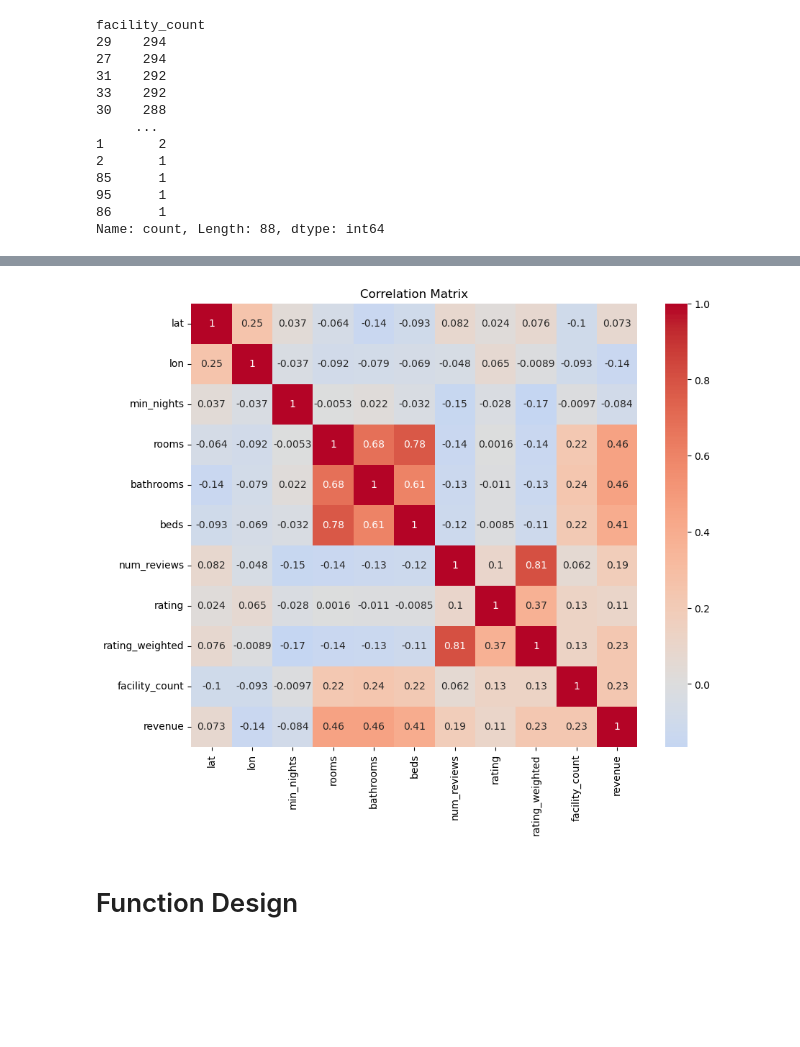
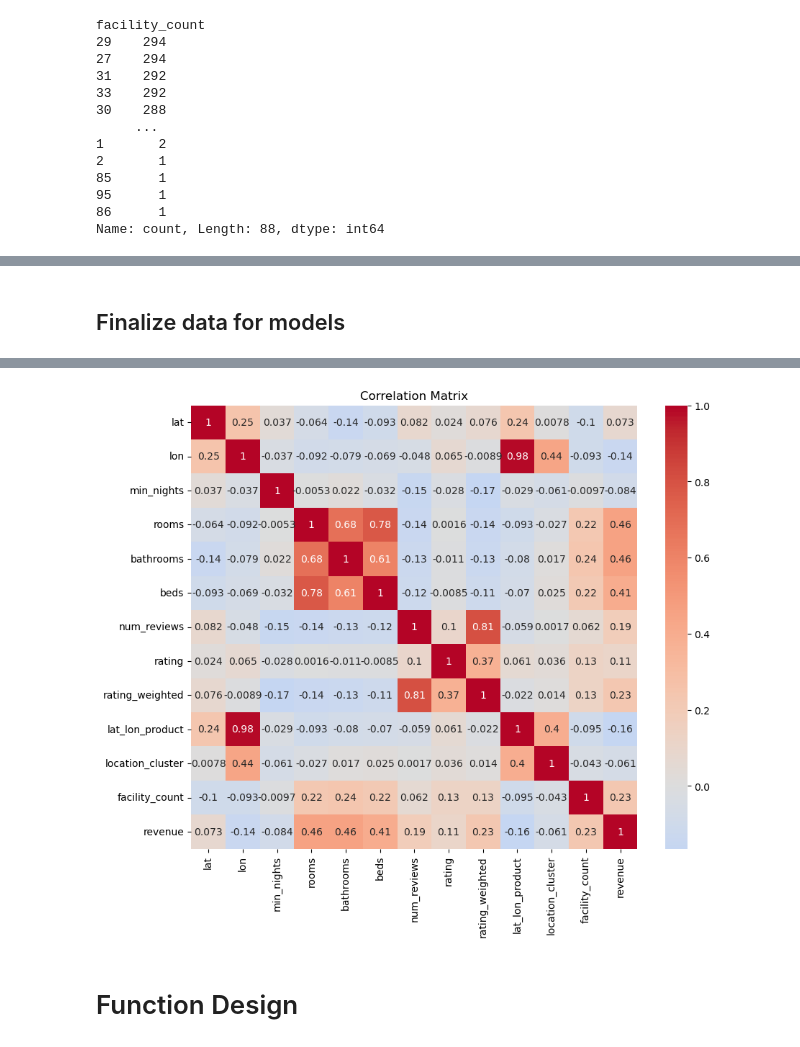
Before and after one commit to cbjonesea/ML-assignment, a Jupyter notebook: model-building.ipynb, the cells around one changed output, grey strips where cells are left out. Cells and saved outputs as stored; diff of their text form; code cells hidden in the pictures; blank space fills up the shorter version.

```diff
--- a/model-building.ipynb
+++ b/model-building.ipynb
@@ -386,0 +464,20 @@ Name: count, Length: 88, dtype: int64
+# %%
+# Split the facilities string into a list of words
+raw_train['facility_list'] = raw_train['facilities'].str.split(' ')
+
+# Explode so each word becomes its own row
+df_exploded = raw_train.explode('facility_list')
+
+# Group by facility word and calculate average revenue
+facility_revenue = df_exploded.groupby('facility_list')['revenue'].mean().sort_values(ascending=False)
+
+# Optional: also count how often each word appears
+facility_counts = df_exploded['facility_list'].value_counts()
+
+# Combine into one DataFrame
+summary = pd.DataFrame({
+    'mean_revenue': facility_revenue,
+    'count': facility_counts
+}).sort_values(by='mean_revenue', ascending=False)
+
+print(summary.head(20))  # Show top 20 facilities by revenue
@@ -386,0 +502,15 @@ Name: count, Length: 88, dtype: int64
+# %%
+# Define the keywords to search for
+key_facilities = ['Sauna', 'pong', 'Ping', 'bikes']
+
+# Create the binary column
+raw_train['profitable_facilities'] = raw_train['facilities'].apply(
+    lambda x: 'yes' if pd.notnull(x) and any(kw in x for kw in key_facilities) else 'no'
+)
+raw_valid['profitable_facilities'] = raw_valid['facilities'].apply(
+    lambda x: 'yes' if pd.notnull(x) and any(kw in x for kw in key_facilities) else 'no'
+)
+
+# Optional: check result
+print(raw_train[['facilities', 'profitable_facilities']].head())
+print(raw_valid[['facilities', 'profitable_facilities']].head())
@@ -387,3 +530,5 @@ Name: count, Length: 88, dtype: int64
+# %% [markdown]
+## Finalize data for models
 # %%
 raw_train.head()
 # %% [output]
@@ -409,7 +554,7 @@ logging.getLogger('matplotlib.font_manager').setLevel(logging.WARNING)
 plt.figure(figsize=(10, 8))
 sns.heatmap(
     data=raw_train[['lat', 'lon','min_nights','rooms','bathrooms','beds',
-                    'num_reviews','rating', 'rating_weighted', 'facility_count', 'revenue']].corr(),
+                    'num_reviews','rating', 'rating_weighted', 'lat_lon_product','location_cluster', 'facility_count', 'revenue']].corr(),
     annot=True,
     cmap='coolwarm',
     center=0
@@ -421,4 +565,4 @@ plt.show()
-[figure, old version]
+[figure, new version]
 # %%
 for i in [raw_train, raw_valid]:
     i.drop(labels=['facilities'], axis=1,inplace=True)
```
Also changed, not shown: parts of 43 cells of this notebook.
